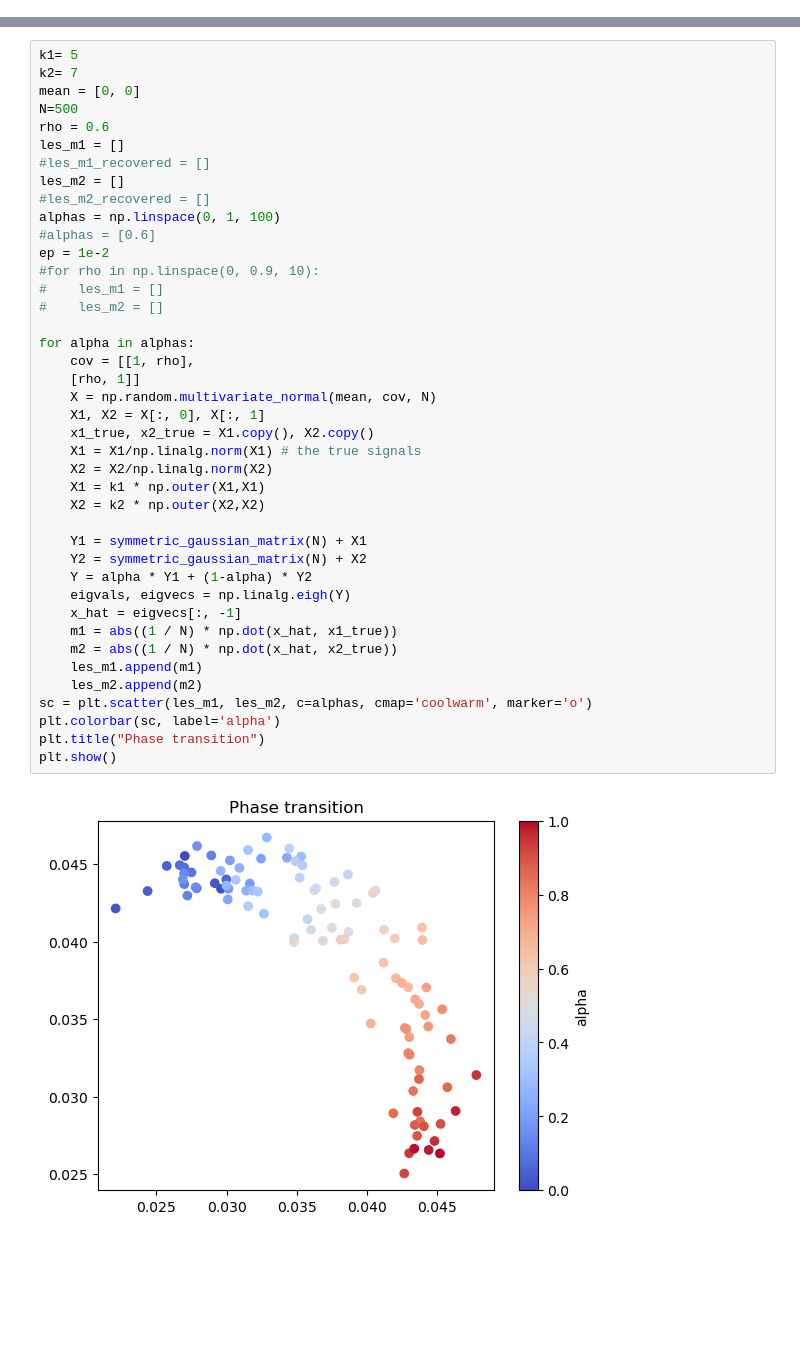
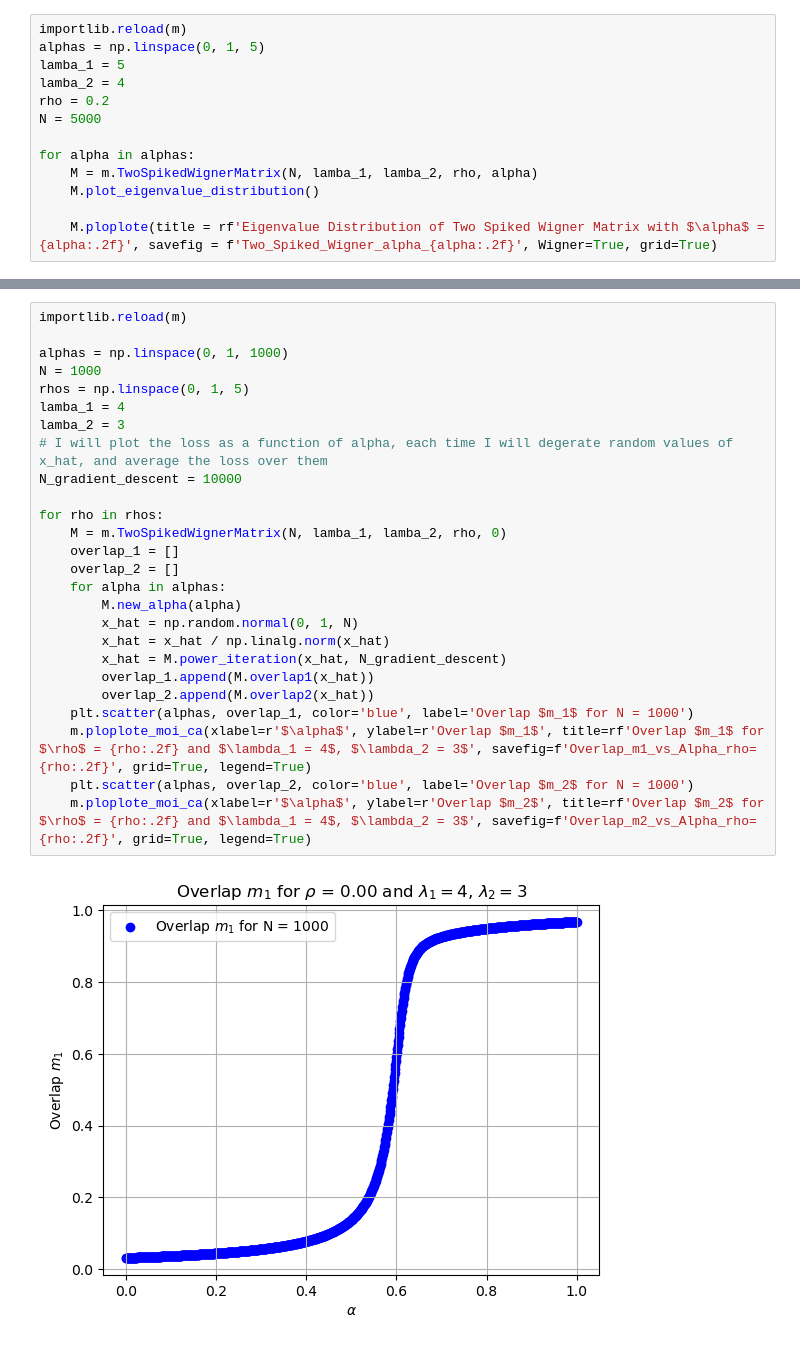
Before and after one commit to Taliesin123/Physics_The_Projects, a Jupyter notebook: Spike_code/Plots_1.ipynb, the cells around one changed output, grey strips where cells are left out. Cells and saved outputs as stored; diff of their text form; blank space fills up the shorter version.

```diff
--- a/Spike_code/Plots_1.ipynb
+++ b/Spike_code/Plots_1.ipynb
@@ -53,0 +55,13 @@ plt.show()
+# %%
+importlib.reload(m)
+alphas = np.linspace(0, 1, 5)
+lamba_1 = 5
+lamba_2 = 4
+rho = 0.2
+N = 5000
+
+for alpha in alphas:
+    M = m.TwoSpikedWignerMatrix(N, lamba_1, lamba_2, rho, alpha)
+    M.plot_eigenvalue_distribution()
+
+    M.ploplote(title = rf'Eigenvalue Distribution of Two Spiked Wigner Matrix with $\alpha$ = {alpha:.2f}', savefig = f'Two_Spiked_Wigner_alpha_{alpha:.2f}', Wigner=True, grid=True)
@@ -110,43 +104,28 @@ KeyboardInterrupt:
 # %%
-k1= 5
-k2= 7
-mean = [0, 0]
-N=500
-rho = 0.6
-les_m1 = []
-#les_m1_recovered = []
-les_m2 = []
-#les_m2_recovered = []
-alphas = np.linspace(0, 1, 100)
-#alphas = [0.6]
-ep = 1e-2
-#for rho in np.linspace(0, 0.9, 10):
-#    les_m1 = []
-#    les_m2 = []
+importlib.reload(m)
 
-for alpha in alphas:
-    cov = [[1, rho],
-    [rho, 1]]
-    X = np.random.multivariate_normal(mean, cov, N)
-    X1, X2 = X[:, 0], X[:, 1]
-    x1_true, x2_true = X1.copy(), X2.copy()
-    X1 = X1/np.linalg.norm(X1) # the true signals
-    X2 = X2/np.linalg.norm(X2)
-    X1 = k1 * np.outer(X1,X1)
-    X2 = k2 * np.outer(X2,X2)
+alphas = np.linspace(0, 1, 1000)
+N = 1000
+rhos = np.linspace(0, 1, 5)
+lamba_1 = 4
+lamba_2 = 3
+# I will plot the loss as a function of alpha, each time I will degerate random values of x_hat, and average the loss over them
+N_gradient_descent = 10000
 
-    Y1 = symmetric_gaussian_matrix(N) + X1
-    Y2 = symmetric_gaussian_matrix(N) + X2
-    Y = alpha * Y1 + (1-alpha) * Y2
-    eigvals, eigvecs = np.linalg.eigh(Y)
-    x_hat = eigvecs[:, -1]
-    m1 = abs((1 / N) * np.dot(x_hat, x1_true))
-    m2 = abs((1 / N) * np.dot(x_hat, x2_true))
-    les_m1.append(m1)
-    les_m2.append(m2)
-sc = plt.scatter(les_m1, les_m2, c=alphas, cmap='coolwarm', marker='o')
-plt.colorbar(sc, label='alpha')
-plt.title("Phase transition")
-plt.show()
+for rho in rhos:
+    M = m.TwoSpikedWignerMatrix(N, lamba_1, lamba_2, rho, 0)
+    overlap_1 = []
+    overlap_2 = []
+    for alpha in alphas:
+        M.new_alpha(alpha)
+        x_hat = np.random.normal(0, 1, N)
+        x_hat = x_hat / np.linalg.norm(x_hat)
+        x_hat = M.power_iteration(x_hat, N_gradient_descent)
+        overlap_1.append(M.overlap1(x_hat))
+        overlap_2.append(M.overlap2(x_hat))
+    plt.scatter(alphas, overlap_1, color='blue', label='Overlap $m_1$ for N = 1000')
+    m.ploplote_moi_ca(xlabel=r'$\alpha$', ylabel=r'Overlap $m_1$', title=rf'Overlap $m_1$ for $\rho$ = {rho:.2f} and $\lambda_1 = 4$, $\lambda_2 = 3$', savefig=f'Overlap_m1_vs_Alpha_rho={rho:.2f}', grid=True, legend=True)
+    plt.scatter(alphas, overlap_2, color='blue', label='Overlap $m_2$ for N = 1000')
+    m.ploplote_moi_ca(xlabel=r'$\alpha$', ylabel=r'Overlap $m_2$', title=rf'Overlap $m_2$ for $\rho$ = {rho:.2f} and $\lambda_1 = 4$, $\lambda_2 = 3$', savefig=f'Overlap_m2_vs_Alpha_rho={rho:.2f}', grid=True, legend=True)
 # %% [output]
-[figure, old version]
+[figure, new version]
```
Also changed, not shown: parts of 19 cells of this notebook, 3 other files.
